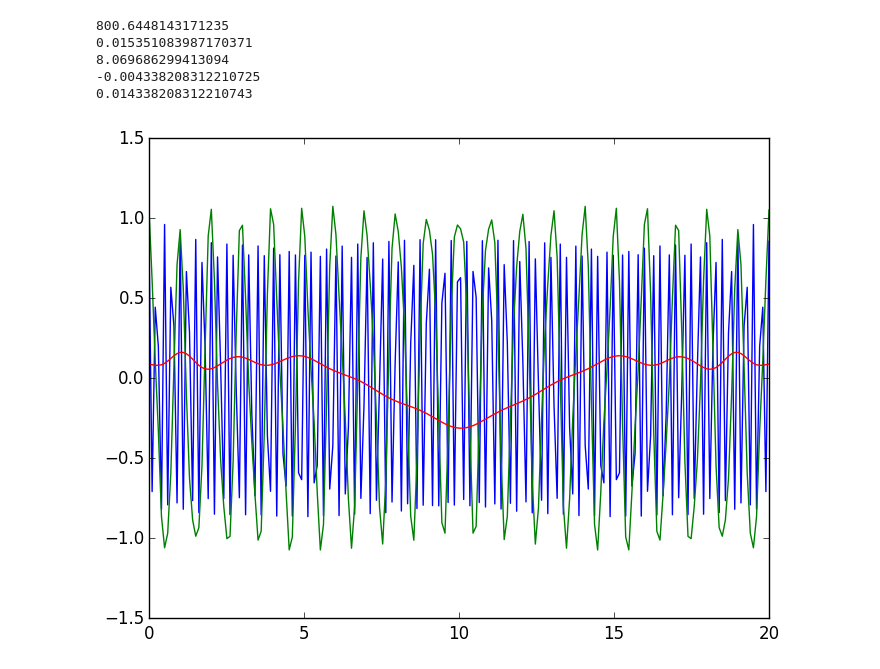
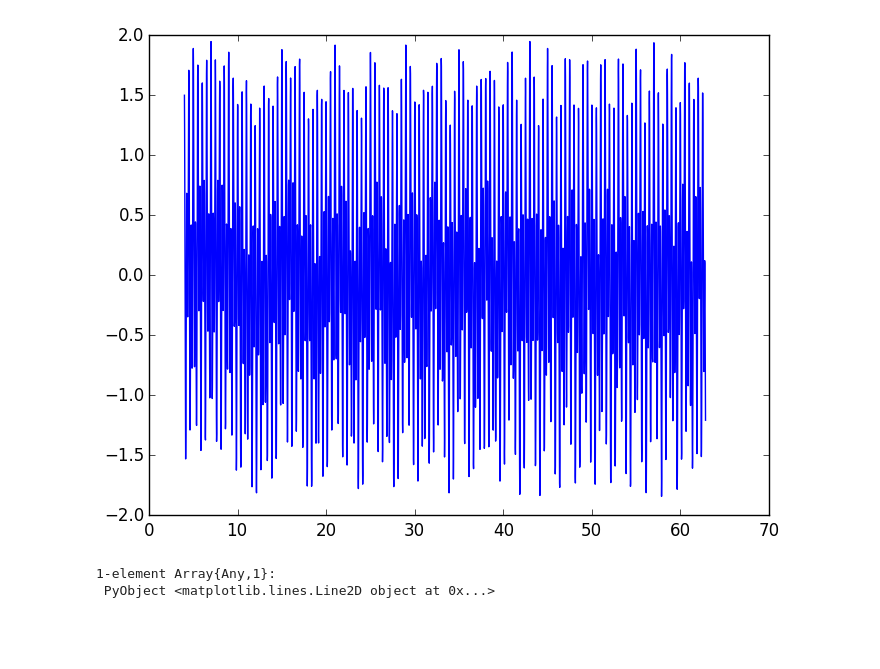
Before and after one commit to bnels/EMD.jl, a Jupyter notebook: notebook/EMDTest2.ipynb, the cells around one changed output. Cells and saved outputs as stored; diff of their text form; code cells hidden in the pictures; blank space fills up the shorter version.

```diff
--- a/notebook/EMDTest2.ipynb
+++ b/notebook/EMDTest2.ipynb
@@ -14,20 +6,10 @@ plot(t,y)
-# %%
-N = 2
-order = 10
-n = length(y)
-tol = 0.3
-
-f = IMF(y,t, tol, order, N)
-
-plot(t,f[:,1])
-plot(t, f[:,2], color="green")
-plot(t, y-f[:,1]-f[:,2], color="red")
-println(mean(f[:,1]))
-println(mean(y-f[:,1]))
-# %% [output]
-800.6448143171235
-0.015351083987170371
-8.069686299413094
--0.004338208312210725
-0.014338208312210743
-[figure, removed]
+# %%
+t = [linspace(4,20*pi,3000);]
+# y = cos(2pi*t) + cos(8pi*t) + 0.25 * cos(pi*t)
+
+y = cos(8*pi*t) + 0.75 * cos(4*pi*t + cos(0.5*pi*t)) + 0.2 * sin(0.01pi*t.^2)
+plot(t,y)
+# %% [output]
+[figure, added]
+1-element Array{Any,1}:
+ PyObject <matplotlib.lines.Line2D object at 0x...>
```
Also changed, not shown: parts of 4 cells of this notebook, 1 other file.
